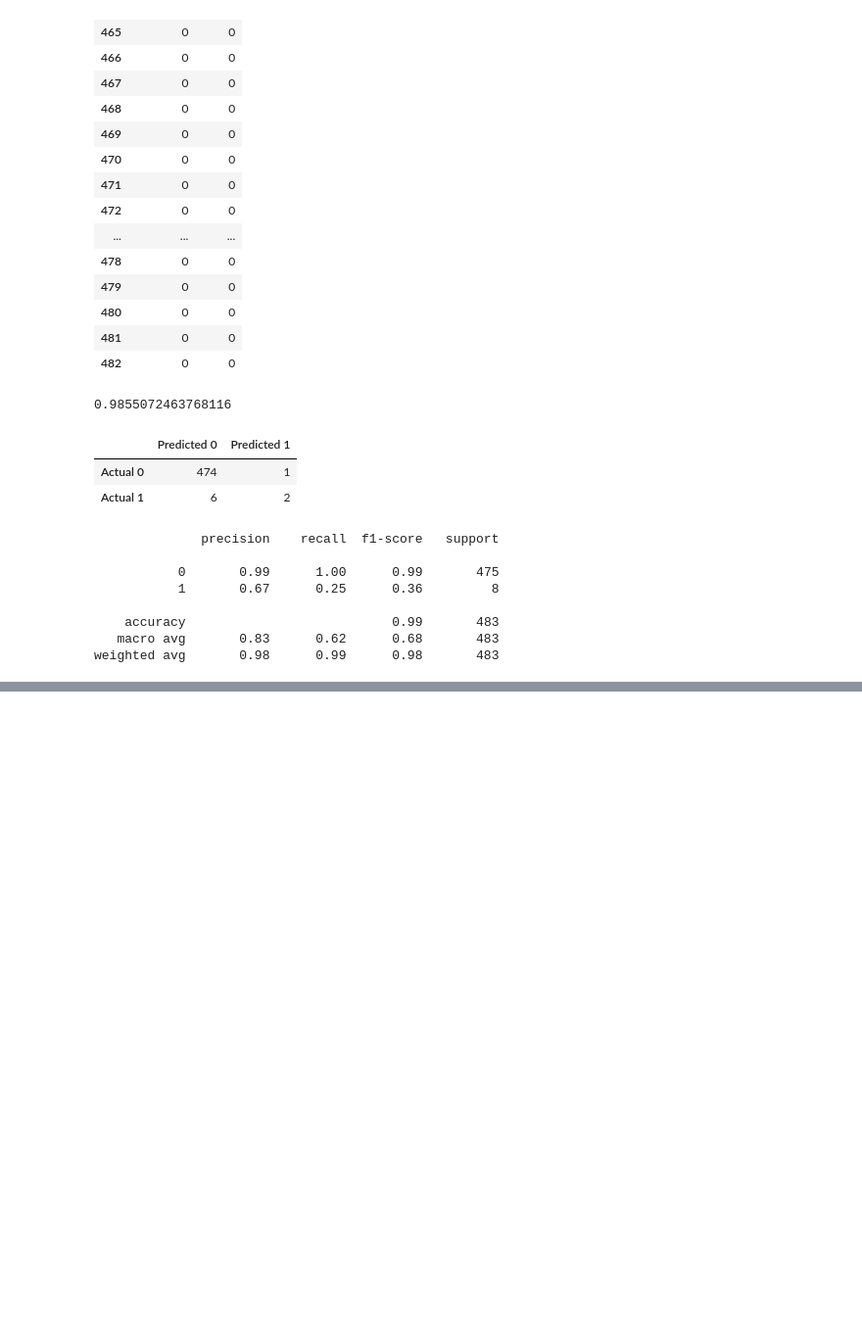
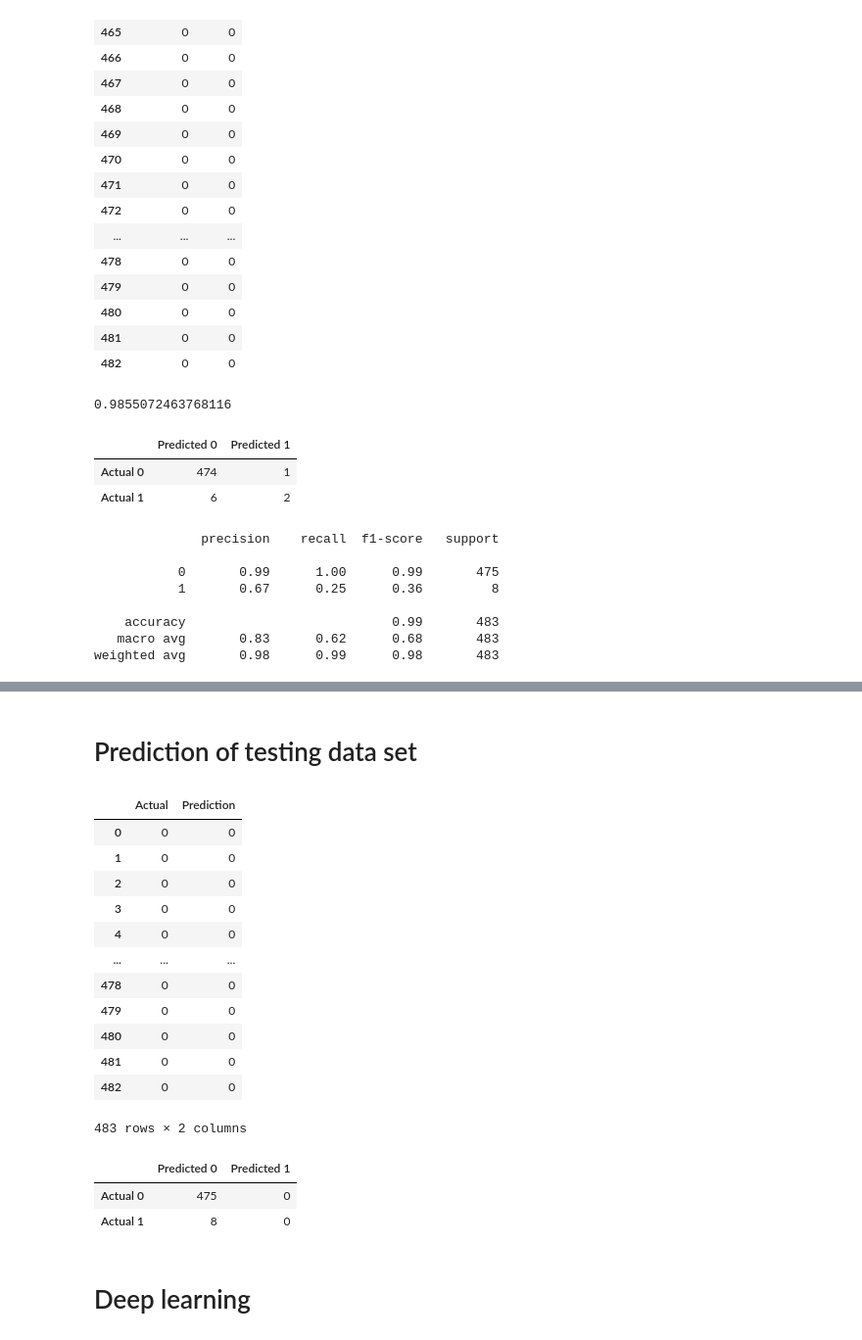
Before and after one commit to FernandoLaguna/Books, a Jupyter notebook: Single layer and LR.ipynb, the cells around one changed output, grey strips where cells are left out. Shown at 98% size. Saved outputs shown, nothing was run; the diff lists cells and outputs as text; code cells hidden in the pictures; blank space fills up the shorter version.

Commit message:
Machine learning alternatives

```diff
--- a/Single layer and LR.ipynb
+++ b/Single layer and LR.ipynb
@@ -187,0 +216,15 @@ weighted avg       0.98      0.99      0.98       483
+# %%
+# Define the basic neural network model
+nn_model = tf.keras.models.Sequential()
+nn_model.add(tf.keras.layers.Dense(units=1, activation="relu", input_dim=len(X.columns)))
+nn_model.add(tf.keras.layers.Dense(units=1, activation="sigmoid"))
+
+# Compile the Sequential model together and customize metrics
+nn_model.compile(loss="binary_crossentropy", optimizer="adam", metrics=["accuracy"])
+
+# Train the model
+fit_model = nn_model.fit(X_train_scaled, y_train, epochs=200)
+
+# Evaluate the model using the test data
+model_loss, model_accuracy = nn_model.evaluate(X_test_scaled,y_test,verbose=2)
+print(f"Loss: {model_loss}, Accuracy: {model_accuracy}")
@@ -187,0 +249,43 @@ weighted avg       0.98      0.99      0.98       483
+# %% [markdown]
+# Prediction of testing data set
+# %%
+# Predict the classification of a new set of data
+new_X_scaled = X_test_scaled
+y_prediction=(nn_model.predict(new_X_scaled) > 0.5).astype("int32")
+# %%
+# Create a Dataframe for predictions
+pred_df = pd.DataFrame(data=y_prediction, columns=["Prediction"])
+# %%
+# Create a Dataframe for y_test
+single_results_df = pd.DataFrame({"Actual": y_test}).reset_index(drop=True)
+# %%
+# Create a Dataframe merging testing and prediction
+neuronal_pred_df = pd.merge(single_results_df, pred_df,left_index=True, right_index=True)
+neuronal_pred_df
+# %% [output]
+|  | Actual | Prediction |
+| 0 | 0 | 0 |
+| 1 | 0 | 0 |
+| 2 | 0 | 0 |
+| 3 | 0 | 0 |
+| 4 | 0 | 0 |
+| ... | ... | ... |
+| 478 | 0 | 0 |
+| 479 | 0 | 0 |
+| 480 | 0 | 0 |
+| 481 | 0 | 0 |
+| 482 | 0 | 0 |
+483 rows × 2 columns
+# %%
+#  Create a confusion matrix
+from sklearn.metrics import confusion_matrix, classification_report
+matrix = confusion_matrix(y_test, y_prediction)
+matrix_df = pd.DataFrame(
+    matrix, index=["Actual 0", "Actual 1"], columns=["Predicted 0", "Predicted 1"])
+matrix_df
+# %% [output]
+|  | Predicted 0 | Predicted 1 |
+| Actual 0 | 475 | 0 |
+| Actual 1 | 8 | 0 |
+# %% [markdown]
+# Deep learning
```
Also changed, not shown: parts of 14 cells of this notebook.
